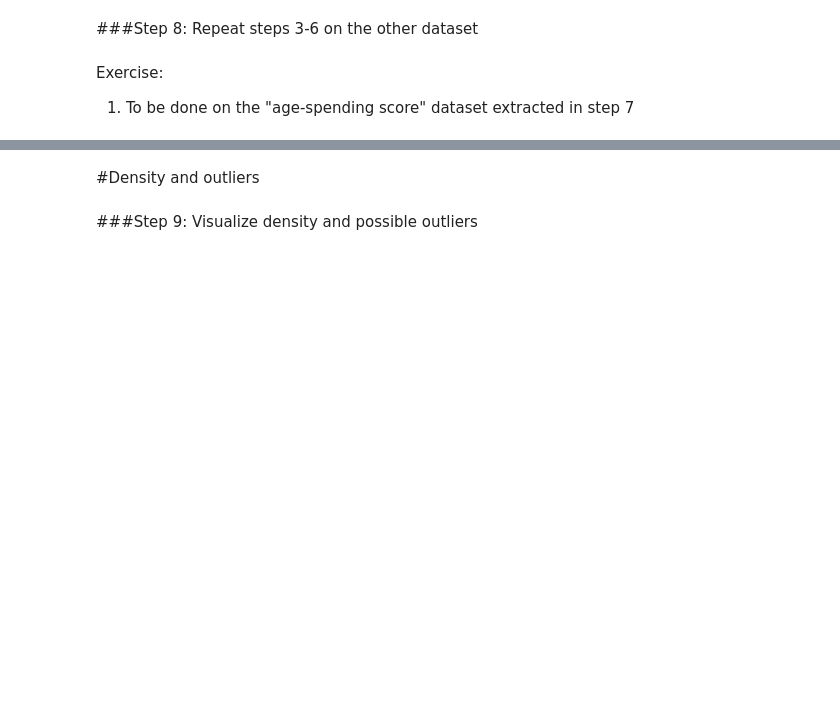
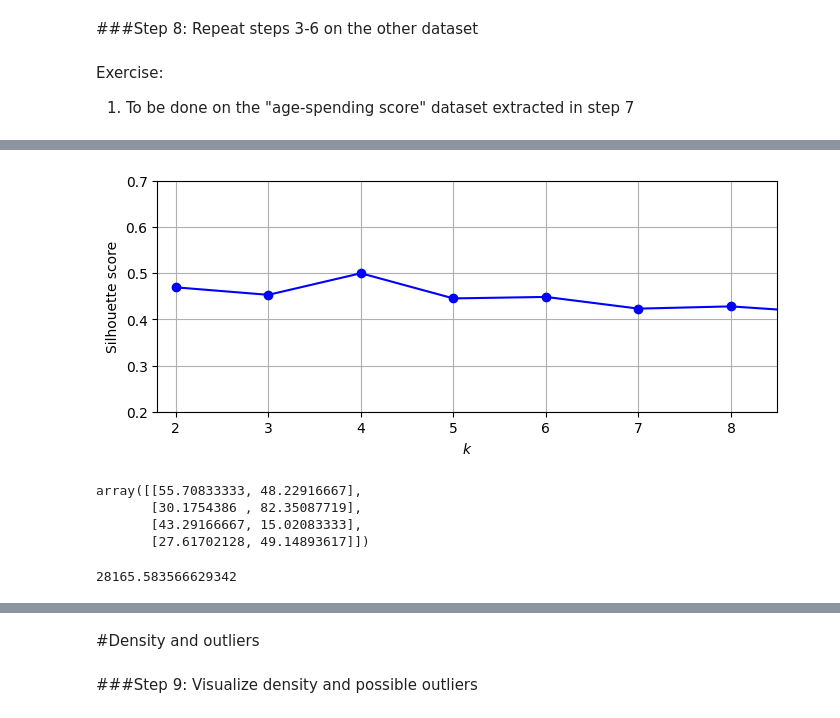
Before and after one commit to Luffeboy/Colabstuff, a Jupyter notebook: Unsupervised_learning_clustering_exercise.ipynb, the cells around one changed output, grey strips where cells are left out. Saved outputs shown, nothing was run; the diff lists cells and outputs as text; code cells hidden in the pictures; blank space fills up the shorter version.

```diff
--- a/Unsupervised_learning_clustering_exercise.ipynb
+++ b/Unsupervised_learning_clustering_exercise.ipynb
@@ -260,0 +278,22 @@ Exercise:
+# %%
+plt.figure(figsize=(8, 3))
+plt.plot(range(2, 10), silhouette_scores, "bo-")
+plt.xlabel("$k$")
+plt.ylabel("Silhouette score")
+plt.axis([1.8, 8.5, 0.2, 0.7])
+plt.grid()
+plt.show()
+# %% [output]
+[figure, added]
+# %%
+kmeans = KMeans(n_init=10, n_clusters=4, random_state=42).fit(X)
+kmeans.cluster_centers_
+# %% [output]
+array([[55.70833333, 48.22916667],
+       [30.1754386 , 82.35087719],
+       [43.29166667, 15.02083333],
+       [27.61702128, 49.14893617]])
+# %%
+kmeans.inertia_
+# %% [output]
+28165.583566629342
```
Also changed, not shown: parts of 4 cells of this notebook.
